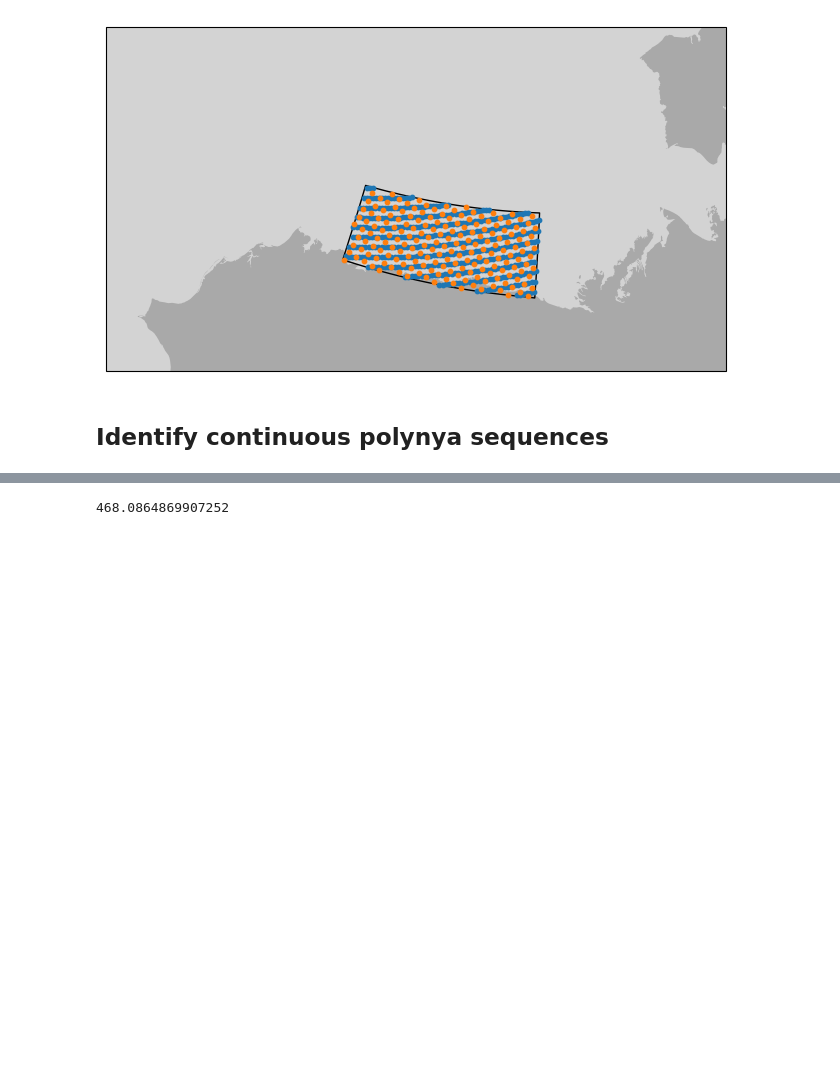
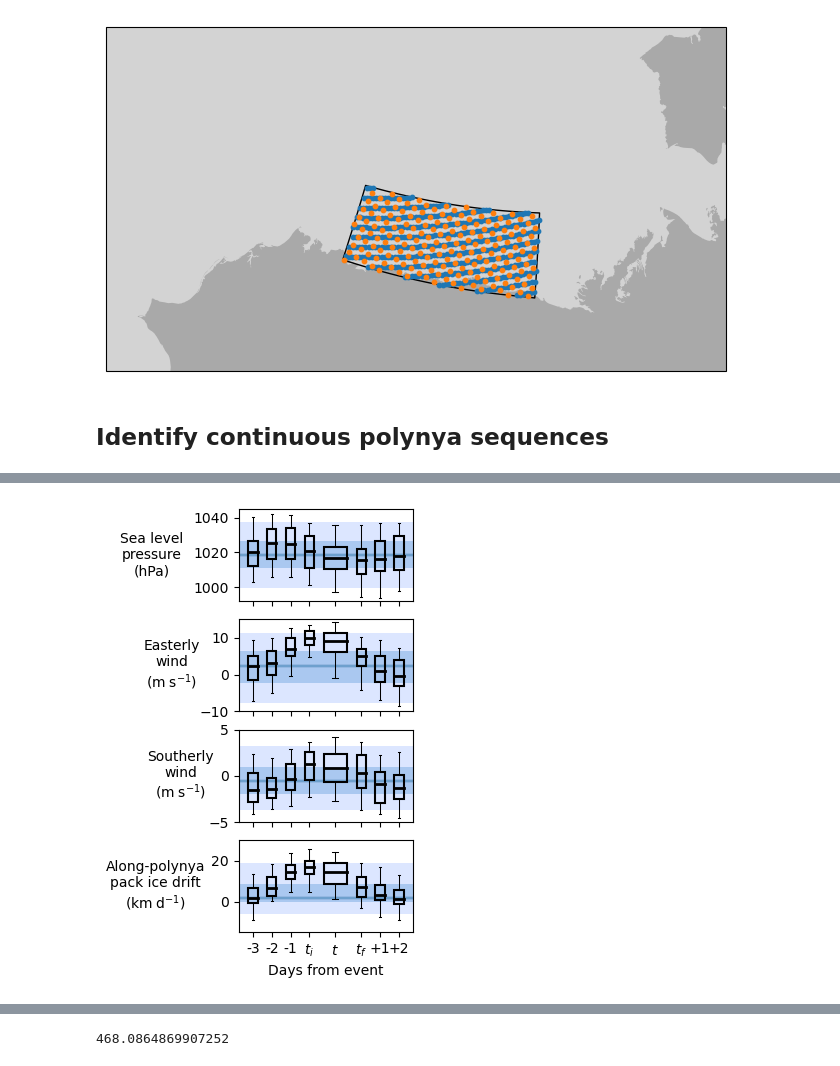
Before and after one commit to mackenziejewell/SBSpolynya, a Jupyter notebook: notebooks/05_LargeScale_Analysis.ipynb, the cells around one changed output, grey strips where cells are left out. Drawn from its saved outputs; the diff is of its cells as text; code cells hidden in the pictures; blank space fills up the shorter version.

```diff
--- a/notebooks/05_LargeScale_Analysis.ipynb
+++ b/notebooks/05_LargeScale_Analysis.ipynb
@@ -1659,0 +770,87 @@ ax.set_ylim(-size,size)
+# %%
+fig, axs = plt.subplots(4,1,figsize=(2.25,5.5))
+
+
+# which x vals to include
+labels = ['m3','m2', 'm1', 'f','d','l','p1','p2']
+xs = [-3,-2,-1,0,2.25,4.5,5.5,6.5]
+tick_labels = ['-3','-2','-1','$t_{i}$','$t_{}$','$t_{f}$','+1','+2']
+widths = np.array([1,1,1,1,2.5,1,1,1])
+spaces=1
+xs = np.cumsum(widths+spaces) - widths/2
+
+
+xlim = [xs.min()-spaces*1.5,xs.max()+spaces*1.5]
+for ax in axs:
+    ax.set_xlim(xlim)
+
+
+ylims = [[992,1045], [-10,15], [-5,5], [-15,30]]
+
+scales = [1/100, -1, 1,units('cm/s').to('km/day').magnitude]
+
+
+keys = ['era', 'era', 'era', 'ppd']
+groups = ['msl', 'u', 'v','ese']
+
+
+for ax in axs:
+    ax.set_xticklabels([])
+axs[3].set_xticklabels(tick_labels)
+ax.set_xlabel('Days from event')
+
+axs[0].set_ylabel('Sea level\npressure\n(hPa)', rotation = 0, labelpad=30, va='center')
+axs[1].set_ylabel('Easterly\nwind\n($\mathrm{m\;s^{-1}}$)', rotation = 0, labelpad=20, va='center')
+axs[2].set_ylabel('Southerly\nwind\n($\mathrm{m\;s^{-1}}$)', rotation = 0, labelpad=20, va='center')
+axs[3].set_ylabel('Along-polynya\npack ice drift\n($\mathrm{km\;d^{-1}}$)', rotation = 0, labelpad=40, va='center')
+
+for xx, nn, ww in zip(xs, labels, widths):
+
+
+    for ax, ylim, key, group, scale in zip(axs, ylims, keys, groups, scales):
+
+        ax.set_ylim(ylim)
+        ax.set_xticks(xs)
+        var = scale*event_data[key][group][nn]
+        bg_var = scale*daily_data[key][group]
+
+
+        # main rectangle
+        x = xx-ww/2  # x-coordinate of the lower-left corner
+        y = np.nanpercentile(var, 25)  # y-coordinate of the lower-left corner
+        height = np.nanpercentile(var, 75) - y# height of the rectangle
+        rect = patches.Rectangle((x, y), ww, height, facecolor='None', edgecolor='black', lw=1.5)
+        ax.add_patch(rect)
+
+        # median line
+        ax.plot([xx-ww/2, xx+ww/2], [np.nanpercentile(var, 50), np.nanpercentile(var, 50)],
+               c='k', lw=2,)
+
+        # upper whisker
+        ax.plot([xx, xx], [np.nanpercentile(var, 75), np.nanpercentile(var, 95)], c='k', lw=0.75,)
+        ax.plot([xx-ww/8, xx+ww/8], [np.nanpercentile(var, 95), np.nanpercentile(var, 95)], c='k', lw=0.75,)
+
+        # lower whisker
+        ax.plot([xx, xx], [np.nanpercentile(var, 5), np.nanpercentile(var, 25)], c='k', lw=0.75,)
+        ax.plot([xx-ww/8, xx+ww/8], [np.nanpercentile(var, 5), np.nanpercentile(var, 5)], c='k', lw=0.75,)
+
+
+
+        # bg distribution
+        ax.axhline(np.nanpercentile(bg_var,50), lw=1.5, zorder=-1, c=[110/255,160/255,205/255])
+        ax.fill_between(xlim,
+                        y1=np.nanpercentile(bg_var,5),
+                        y2=np.nanpercentile(bg_var,95), color=[220/255,230/255,255/255],
+                        alpha=1, lw=0, zorder=-3)
+
+        ax.fill_between(xlim,
+                        y1=np.nanpercentile(bg_var,25),
+                        y2=np.nanpercentile(bg_var,75), color=[170/255,200/255,240/255],
+                        alpha=1, lw=0, zorder=-2)
+
+
+    print(len(event_data[key][group][nn]))
+
+
+fig.savefig('../figures/results/comp_event.png', dpi=300, bbox_inches='tight')
+# %% [output]
@@ -1659,0 +865 @@ ax.set_ylim(-size,size)
+[figure, added]
```
Also changed, not shown: parts of 157 cells of this notebook, 46 other files.
